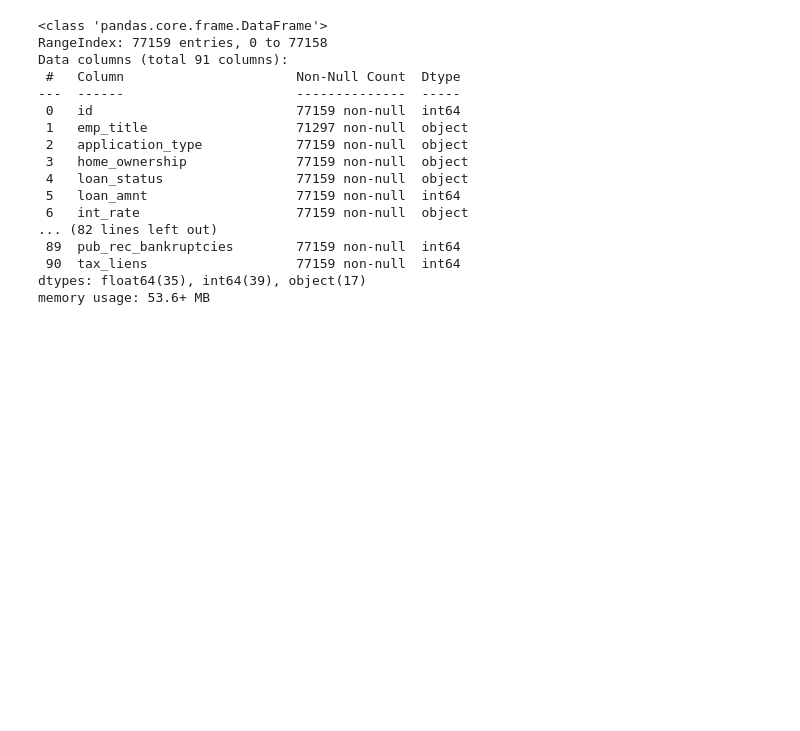
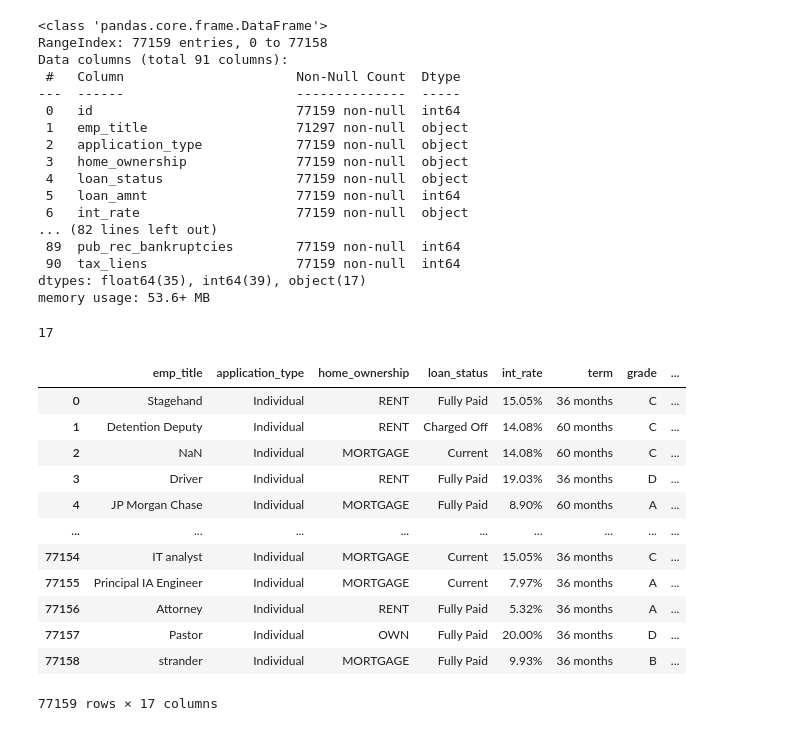
Before and after one commit to waqarayub68/DataMining_CW2, a Jupyter notebook: DM_CW2.ipynb, the cells around one changed output. Saved outputs shown, nothing was run; the diff lists cells and outputs as text; code cells hidden in the pictures; blank space fills up the shorter version.

```diff
--- a/DM_CW2.ipynb
+++ b/DM_CW2.ipynb
@@ -145,3 +127,23 @@ Data columns (total 91 columns):
  90  tax_liens                   77159 non-null  int64
 dtypes: float64(35), int64(39), object(17)
 memory usage: 53.6+ MB
+# %%
+categorical_features = new_loan_df.select_dtypes(exclude=[np.number])
+print(len(categorical_features.columns))
+categorical_features
+# new_loan_df[dtype="string"]
+# %% [output]
+17
+|  | emp_title | application_type | home_ownership | loan_status | int_rate | term | grade | ... |
+| 0 | Stagehand | Individual | RENT | Fully Paid | 15.05% | 36 months | C | ... |
+| 1 | Detention Deputy | Individual | RENT | Charged Off | 14.08% | 60 months | C | ... |
+| 2 | NaN | Individual | MORTGAGE | Current | 14.08% | 60 months | C | ... |
+| 3 | Driver | Individual | RENT | Fully Paid | 19.03% | 36 months | D | ... |
+| 4 | JP Morgan Chase | Individual | MORTGAGE | Fully Paid | 8.90% | 60 months | A | ... |
+| ... | ... | ... | ... | ... | ... | ... | ... | ... |
+| 77154 | IT analyst | Individual | MORTGAGE | Current | 15.05% | 36 months | C | ... |
+| 77155 | Principal IA Engineer | Individual | MORTGAGE | Current | 7.97% | 36 months | A | ... |
+| 77156 | Attorney | Individual | RENT | Fully Paid | 5.32% | 36 months | A | ... |
+| 77157 | Pastor | Individual | OWN | Fully Paid | 20.00% | 36 months | D | ... |
+| 77158 | strander | Individual | MORTGAGE | Fully Paid | 9.93% | 36 months | B | ... |
+77159 rows × 17 columns
```
Also changed, not shown: parts of 8 cells of this notebook.
